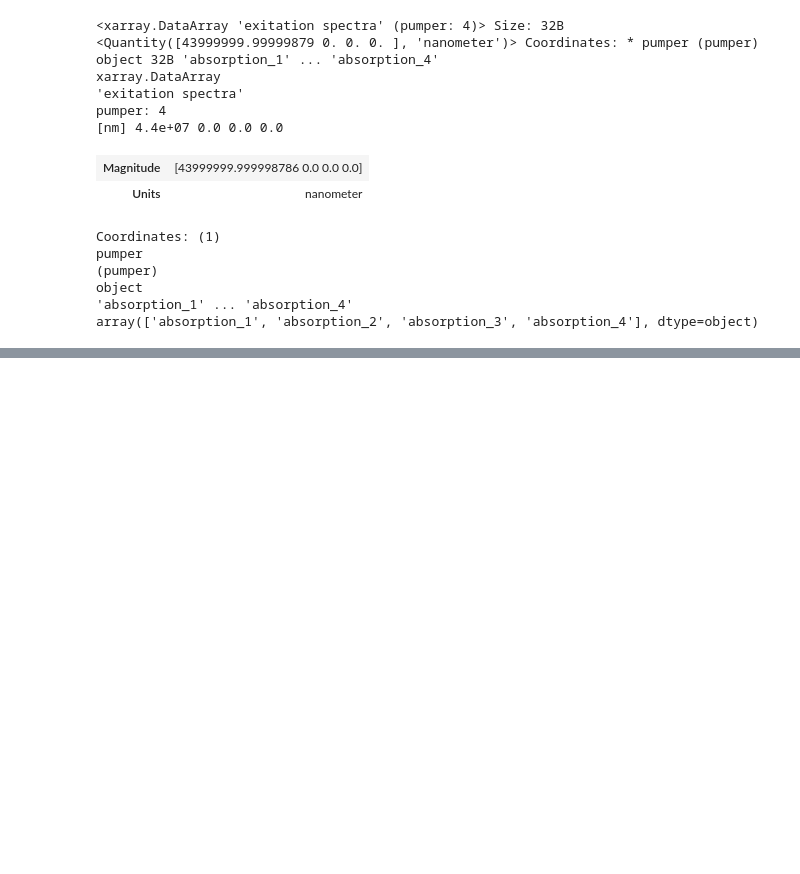
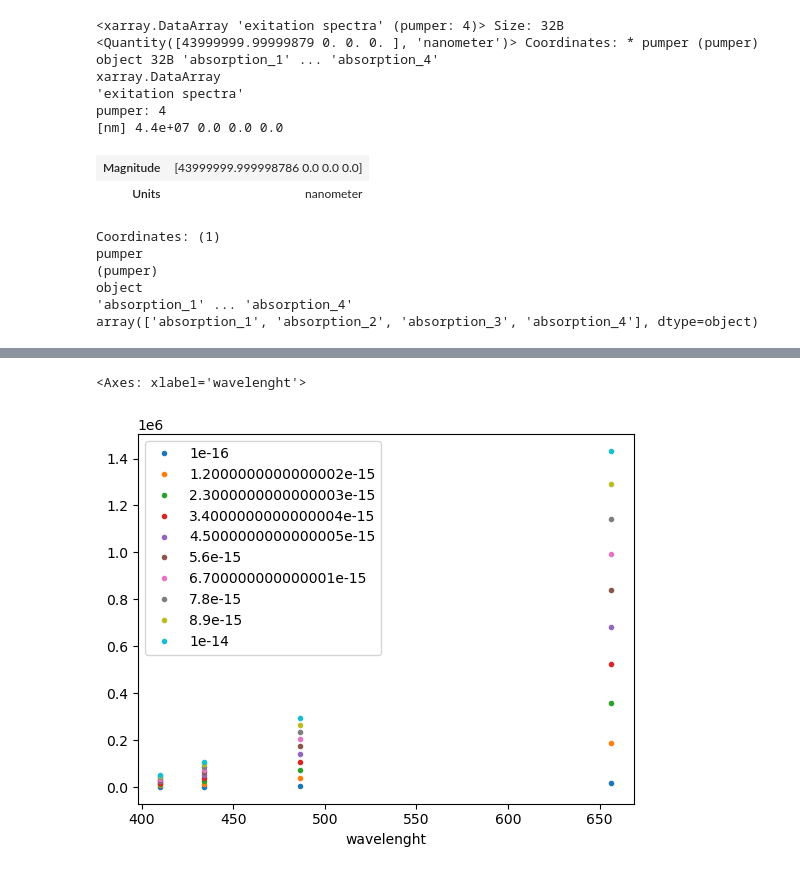
Before and after one commit to dyscolab/jablonski, a Jupyter notebook: examples/hydrogen_spectra.ipynb, the cells around one changed output, grey strips where cells are left out. Saved outputs shown, nothing was run; the diff lists cells and outputs as text; code cells hidden in the pictures; blank space fills up the shorter version.

```diff
--- a/examples/hydrogen_spectra.ipynb
+++ b/examples/hydrogen_spectra.ipynb
@@ -165,0 +200,16 @@ array(['absorption_1', 'absorption_2', 'absorption_3', 'absorption_4'], dtype=ob
+# %%
+# Sweep emission spectra
+spectra_sweep = sweep_emission_spectra(
+    Hydrogen,
+    excitation_transition=[
+        Hydrogen.absorption_1,
+        Hydrogen.absorption_2,
+        Hydrogen.absorption_3,
+        Hydrogen.absorption_4,
+    ],
+    heights=np.linspace(1e-16, 1e-14, 10),
+)
+spectra_sweep.pint.dequantify().to_dataframe().plot(style=".")
+# %% [output]
+<Axes: xlabel='wavelenght'>
+[figure, added]
```
Also changed, not shown: parts of 3 cells of this notebook, 1 other file.
